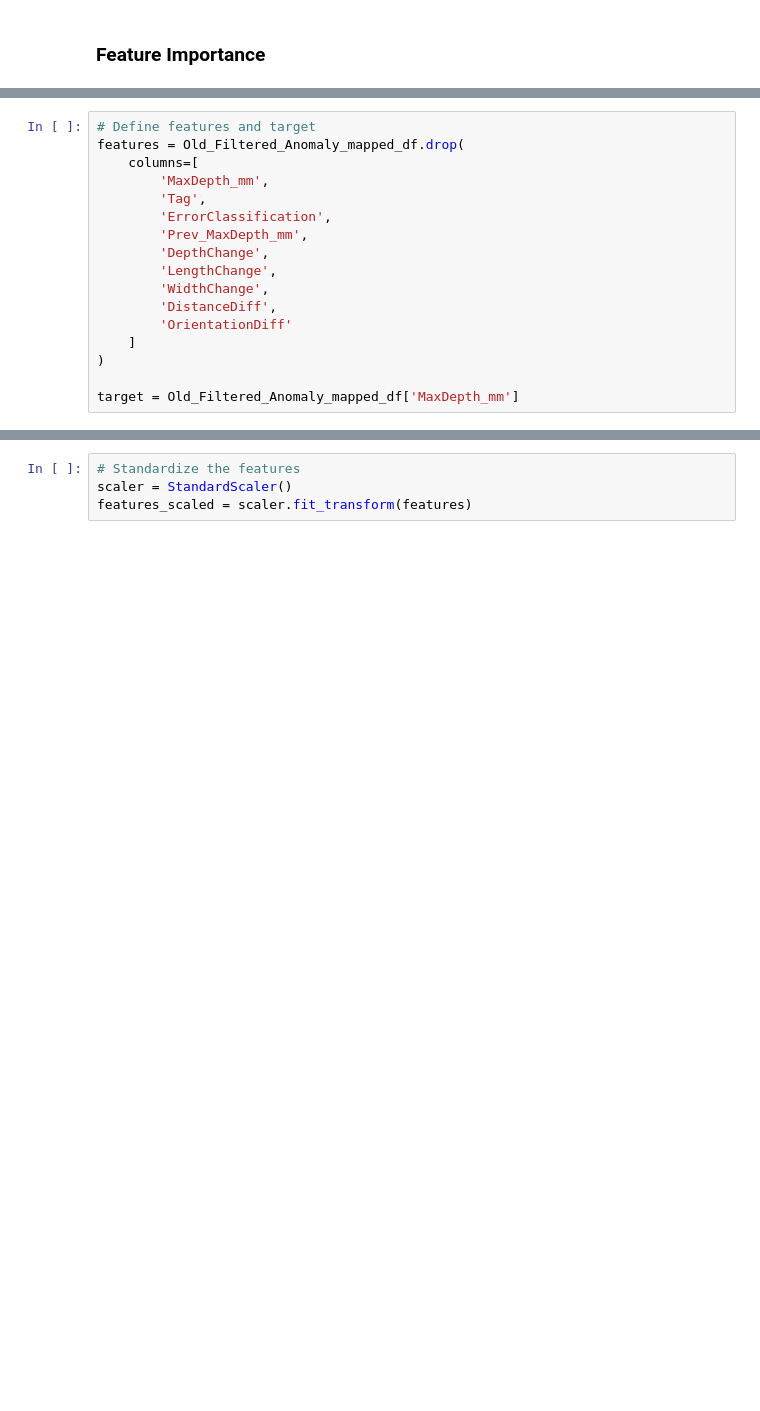
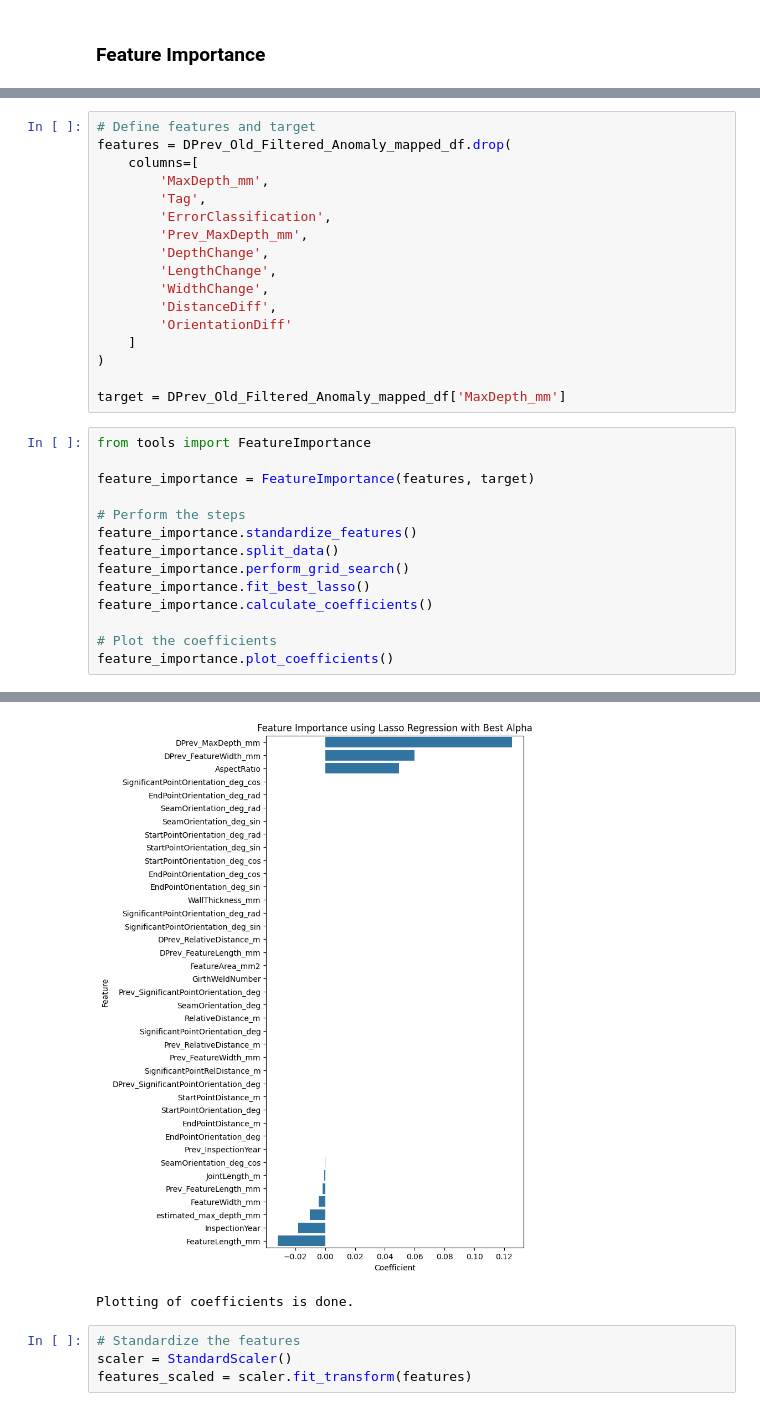
Before and after one commit to Farhad-Davaripour/AI_Applications_in_Pipeline_Engineering, a Jupyter notebook: src/analysis.ipynb, the cells around one changed output, grey strips where cells are left out. Drawn from its saved outputs; the diff is of its cells as text; blank space fills up the shorter version.

```diff
--- a/src/analysis.ipynb
+++ b/src/analysis.ipynb
@@ -844,6 +367,6 @@ from sklearn.linear_model import Lasso
 # %%
 # Define features and target
-features = Old_Filtered_Anomaly_mapped_df.drop(
+features = DPrev_Old_Filtered_Anomaly_mapped_df.drop(
     columns=[
         'MaxDepth_mm',
         'Tag',
@@ -857,4 +380,19 @@ features = Old_Filtered_Anomaly_mapped_df.drop(
     ]
 )
 
-target = Old_Filtered_Anomaly_mapped_df['MaxDepth_mm']
+target = DPrev_Old_Filtered_Anomaly_mapped_df['MaxDepth_mm']
+# %%
+from tools import FeatureImportance
+
+feature_importance = FeatureImportance(features, target)
+
+# Perform the steps
+feature_importance.standardize_features()
+feature_importance.split_data()
+feature_importance.perform_grid_search()
+feature_importance.fit_best_lasso()
+feature_importance.calculate_coefficients()
+
+# Plot the coefficients
+feature_importance.plot_coefficients()
+# %% [output]
@@ -861,3 +404,5 @@ target = Old_Filtered_Anomaly_mapped_df['MaxDepth_mm']
+[figure, added]
+Plotting of coefficients is done.
 # %%
 # Standardize the features
 scaler = StandardScaler()
```
Also changed, not shown: parts of 82 cells of this notebook.
